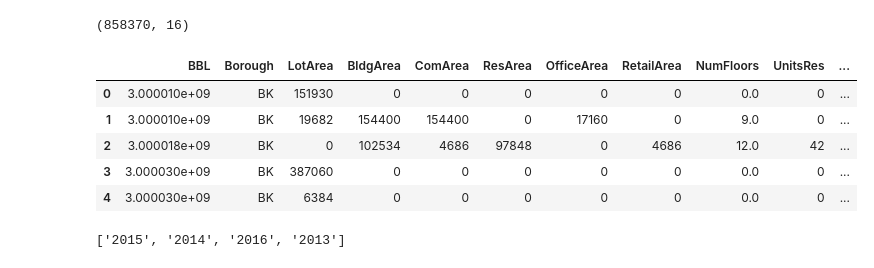
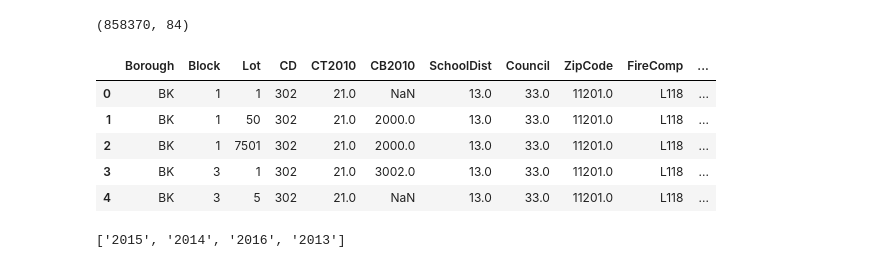
Before and after one commit to td928/CAUI_team1_Final_Project, a Jupyter notebook: Data Processing 1.ipynb, the cells around one changed output. Saved outputs shown, nothing was run; the diff lists cells and outputs as text; code cells hidden in the pictures.

```diff
--- a/Data Processing 1.ipynb
+++ b/Data Processing 1.ipynb
@@ -67,34 +67,34 @@ PLUTO_url = 'https://www1.nyc.gov/assets/planning/download/zip/data-maps/open-da
 # %%
 if os.path.isfile(PLUTO_cache):
     # Read from cache
     df_pluto = pd.read_csv(PLUTO_cache)
 else:
     print('Downloading...')
 
     remotezip = urllib.urlopen(PLUTO_url).read()
     with zipfile.ZipFile(io.BytesIO(remotezip)) as z:
         df_pluto = pd.concat([
             pd.read_csv(z.open(p(f)))
             for f in z.namelist()
             if os.path.splitext(f)[1] == '.csv'
         ])
 
     df_pluto.to_csv(PLUTO_cache, index=False)
 
-df_pluto = df_pluto[['BBL', 'Borough','LotArea', 'BldgArea', 'ComArea', 'ResArea',
-                     'OfficeArea', 'RetailArea', 'NumFloors', 'UnitsRes', 'UnitsTotal',
-                     'YearBuilt', 'XCoord', 'YCoord', 'ZipCode', 'Address']]
+# df_pluto = df_pluto[['BBL', 'Borough','LotArea', 'BldgArea', 'ComArea', 'ResArea',
+#                      'OfficeArea', 'RetailArea', 'NumFloors', 'UnitsRes', 'UnitsTotal',
+#                      'YearBuilt', 'XCoord', 'YCoord', 'ZipCode', 'Address']]
 
 print(df_pluto.shape)
 df_pluto.head()
 # %% [output]
-(858370, 16)
+(858370, 84)
-|  | BBL | Borough | LotArea | BldgArea | ComArea | ResArea | OfficeArea | RetailArea | NumFloors | UnitsRes | ... |
-| 0 | 3.000010e+09 | BK | 151930 | 0 | 0 | 0 | 0 | 0 | 0.0 | 0 | ... |
-| 1 | 3.000010e+09 | BK | 19682 | 154400 | 154400 | 0 | 17160 | 0 | 9.0 | 0 | ... |
-| 2 | 3.000018e+09 | BK | 0 | 102534 | 4686 | 97848 | 0 | 4686 | 12.0 | 42 | ... |
-| 3 | 3.000030e+09 | BK | 387060 | 0 | 0 | 0 | 0 | 0 | 0.0 | 0 | ... |
-| 4 | 3.000030e+09 | BK | 6384 | 0 | 0 | 0 | 0 | 0 | 0.0 | 0 | ... |
+|  | Borough | Block | Lot | CD | CT2010 | CB2010 | SchoolDist | Council | ZipCode | FireComp | ... |
+| 0 | BK | 1 | 1 | 302 | 21.0 | NaN | 13.0 | 33.0 | 11201.0 | L118 | ... |
+| 1 | BK | 1 | 50 | 302 | 21.0 | 2000.0 | 13.0 | 33.0 | 11201.0 | L118 | ... |
+| 2 | BK | 1 | 7501 | 302 | 21.0 | 2000.0 | 13.0 | 33.0 | 11201.0 | L118 | ... |
+| 3 | BK | 3 | 1 | 302 | 21.0 | 3002.0 | 13.0 | 33.0 | 11201.0 | L118 | ... |
+| 4 | BK | 3 | 5 | 302 | 21.0 | NaN | 13.0 | 33.0 | 11201.0 | L118 | ... |
 # %%
 dfs_ll84 = {}
 for year, url in ll84_urls.items():
```
Also changed, not shown: 7 other files.
